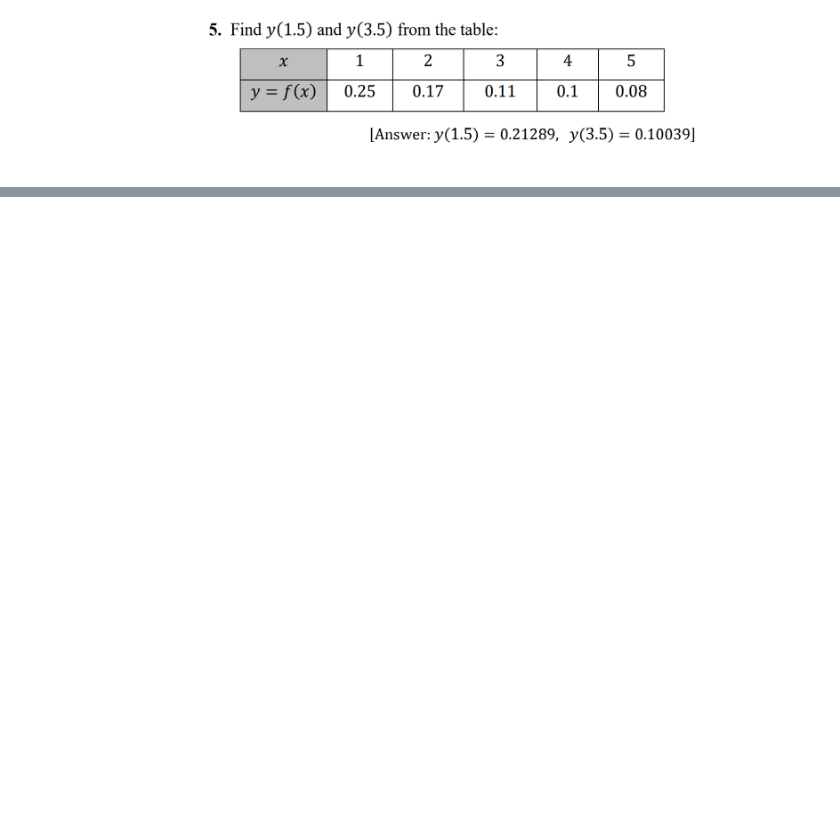
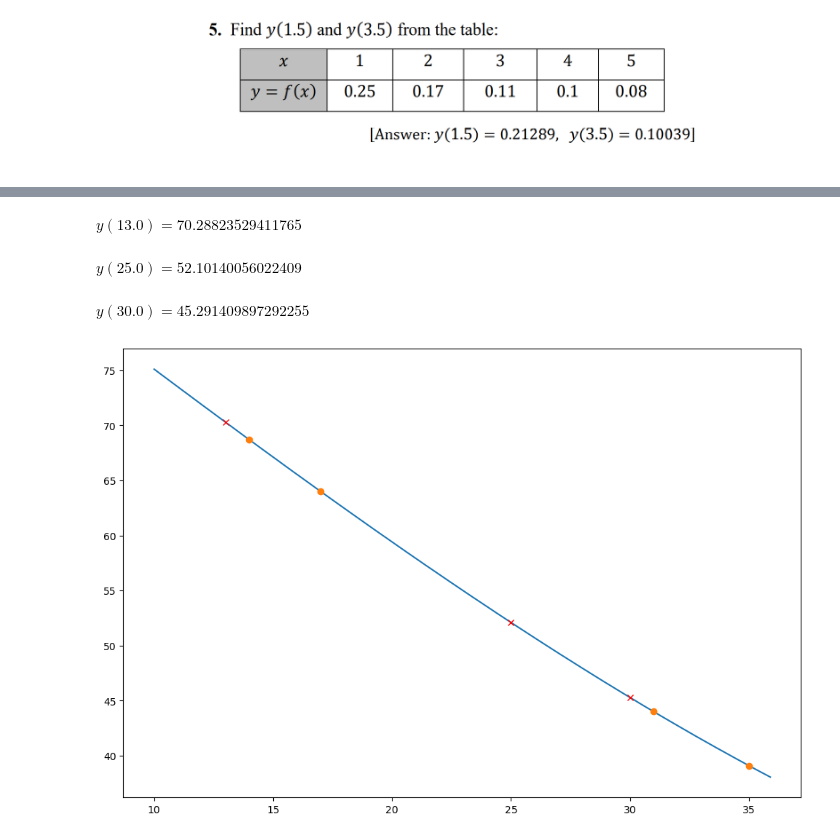
Before and after one commit to Nordiniv/Numerical-Methods, a Jupyter notebook: Nordin.ipynb, the cells around one changed output, grey strips where cells are left out. Cells and saved outputs as stored; diff of their text form; code cells hidden in the pictures; blank space fills up the shorter version.

```diff
--- a/Nordin.ipynb
+++ b/Nordin.ipynb
@@ -247,0 +311,9 @@ $\displaystyle y(1.5) = 0.212891,  \ y(3.5) = 0.100391$
+# %%
+x = [14, 17, 31, 35]
+y = [68.7, 64, 44, 39.1]
+y_ = gep(x, y, 10, 36, [13, 25, 30])
+# %% [output]
+$\displaystyle y(13.0) = 70.28823529411765$
+$\displaystyle y(25.0) = 52.10140056022409$
+$\displaystyle y(30.0) = 45.291409897292255$
+[figure, added]
```
Also changed, not shown: parts of 48 cells of this notebook.
